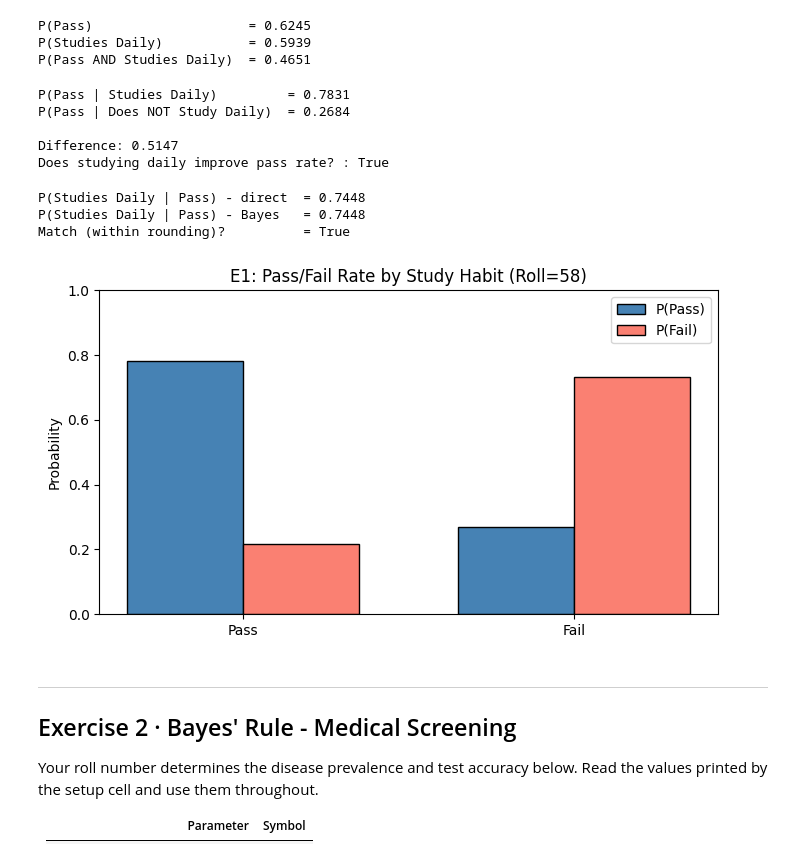
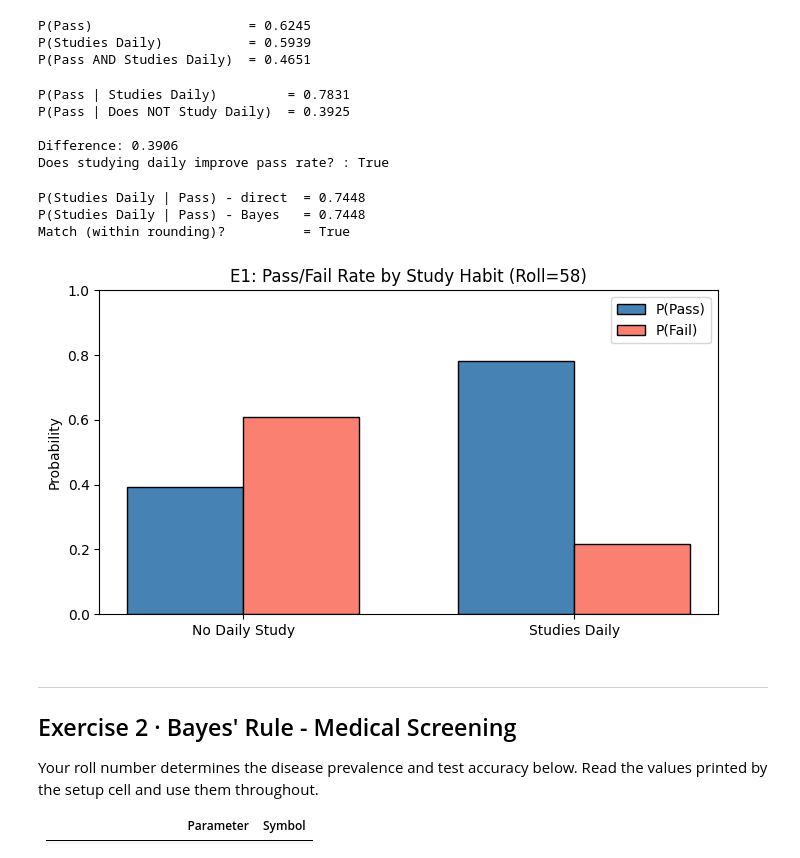
Before and after one commit to Vishnu-botman/new-app, a Jupyter notebook: 22AIE301_Lab_02<AM.SC.U4AIE34058>.ipynb, the cells around one changed output. Cells and saved outputs as stored; diff of their text form; code cells hidden in the pictures.

```diff
--- a/22AIE301_Lab_02<AM.SC.U4AIE34058>.ipynb
+++ b/22AIE301_Lab_02<AM.SC.U4AIE34058>.ipynb
@@ -135,7 +138,7 @@ study_group    = df[df['StudiesDaily'] == 1]
 nostudy_group  = df[df['StudiesDaily'] == 0]
 
 P_pass_given_study   = study_group['Pass'].sum()   / study_group['Pass'].count()
-P_pass_given_nostudy = nostudy_group['Pass'].sum() / study_group['Pass'].count()
+P_pass_given_nostudy = nostudy_group['Pass'].sum() / nostudy_group['Pass'].count()
 
 print(f"P(Pass | Studies Daily)         = {P_pass_given_study:.4f}")
 print(f"P(Pass | Does NOT Study Daily)  = {P_pass_given_nostudy:.4f}")
@@ -144,9 +147,9 @@ print(f"Difference: {P_pass_given_study - P_pass_given_nostudy:.4f}")
 print("Does studying daily improve pass rate? :", P_pass_given_study > P_pass_given_nostudy)
 # %% [output]
 P(Pass | Studies Daily)         = 0.7831
-P(Pass | Does NOT Study Daily)  = 0.2684
+P(Pass | Does NOT Study Daily)  = 0.3925
 
-Difference: 0.5147
+Difference: 0.3906
 Does studying daily improve pass rate? : True
 # %%
 # ── 1d: P(Studies Daily | Pass) — Bayes' Rule ────────────────
@@ -169,24 +172,25 @@ Match (within rounding)?          = True
 # %%
 # ── 1e: Grouped bar chart ────────────────────────────────────
 labels   = ['No Daily Study', 'Studies Daily']
-p_pass_l = [P_pass_given_study , P_pass_given_nostudy]  # P(Pass) for each group
-p_fail_l = [1-P_pass_given_study , 1- P_pass_given_nostudy]   # P(Fail) for each group  (= 1 - P(Pass))
+p_pass_l = [df[df['StudiesDaily'] == 0]['Pass'].mean(),
+    df[df['StudiesDaily'] == 1]['Pass'].mean()]    # P(Pass) for each group
+p_fail_l = [1 - p for p in p_pass_l]    # P(Fail) for each group  (= 1 - P(Pass))
 
 x = np.arange(len(labels))
 w = 0.35
 fig, ax = plt.subplots(figsize=(7, 4))
-ax.bar(x - w/2,p_pass_l , w, label='P(Pass)', color='steelblue', edgecolor='black')
+ax.bar(x - w/2, p_pass_l, w, label='P(Pass)', color='steelblue', edgecolor='black')
 ax.bar(x + w/2, p_fail_l, w, label='P(Fail)', color='salmon',    edgecolor='black')
 ax.set_xticks(x)
-ax.set_xticklabels(["Pass","Fail"])
+ax.set_xticklabels(labels)
 ax.set_ylabel('Probability')
 ax.set_ylim(0, 1)
 ax.set_title(f'E1: Pass/Fail Rate by Study Habit (Roll={ROLL})')
 ax.legend()
 plt.tight_layout()
 plt.show()
 # %% [output]
-[figure, old version]
+[figure, new version]
 # %% [markdown]
 ---
 ## Exercise 2 · Bayes' Rule - Medical Screening
```
Also changed, not shown: parts of 17 cells of this notebook.
